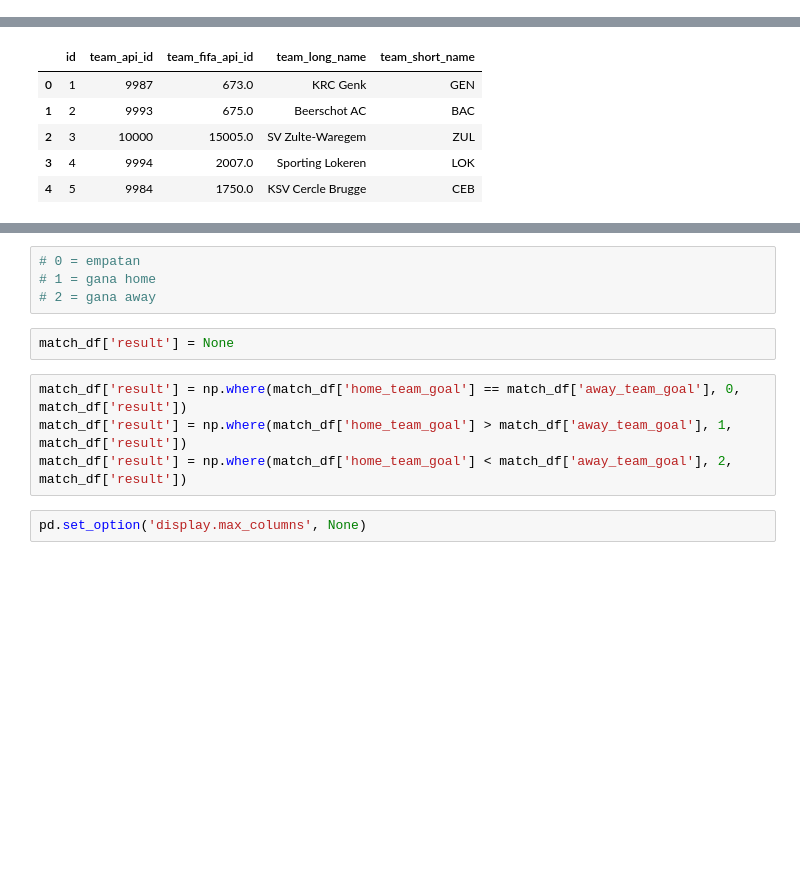
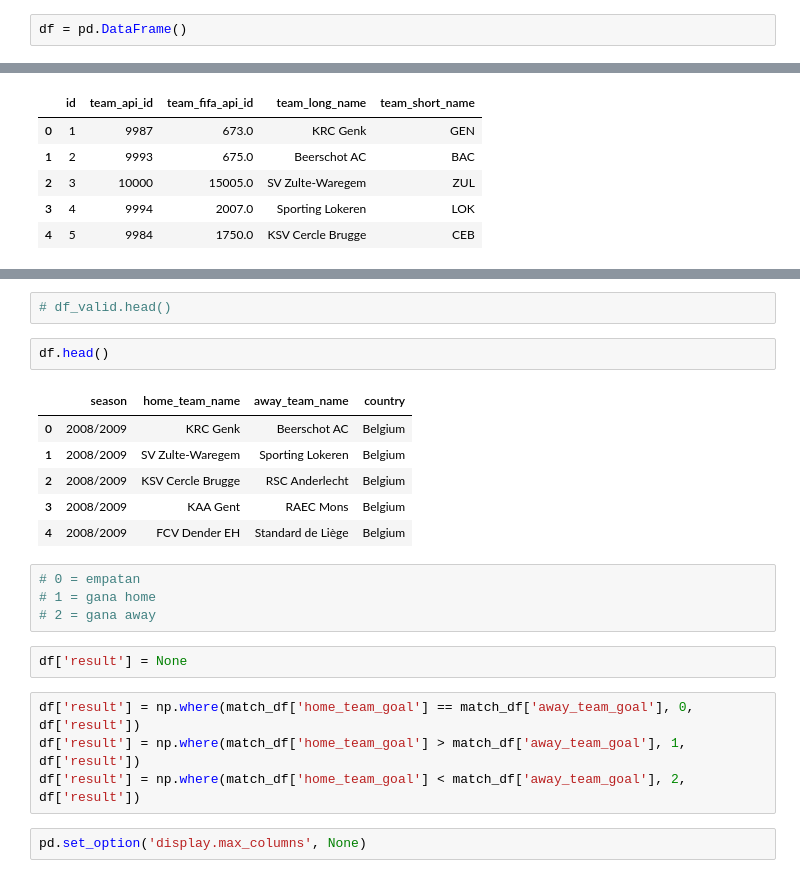
Before and after one commit to laurabarredaagusti/data_engineering_project, a Jupyter notebook: SRC/create_dataset.ipynb, the cells around one changed output, grey strips where cells are left out. Saved outputs shown, nothing was run; the diff lists cells and outputs as text; blank space fills up the shorter version.

```diff
--- a/SRC/create_dataset.ipynb
+++ b/SRC/create_dataset.ipynb
@@ -7,4 +7,6 @@ connection = sqlite3.connect("../../data/database.sqlite")
 crsr = connection.cursor()
+# %%
+df = pd.DataFrame()
 # %%
 def sql_query(query):
 
@@ -53,13 +89,24 @@ match_df['away_team_name'] = match_df['away_team_api_id'].apply(lambda x: (sql_q
+# %%
+# df_valid.head()
+# %%
+df.head()
+# %% [output]
+|  | season | home_team_name | away_team_name | country |
+| 0 | 2008/2009 | KRC Genk | Beerschot AC | Belgium |
+| 1 | 2008/2009 | SV Zulte-Waregem | Sporting Lokeren | Belgium |
+| 2 | 2008/2009 | KSV Cercle Brugge | RSC Anderlecht | Belgium |
+| 3 | 2008/2009 | KAA Gent | RAEC Mons | Belgium |
+| 4 | 2008/2009 | FCV Dender EH | Standard de Liège | Belgium |
 # %%
 # 0 = empatan
 # 1 = gana home
 # 2 = gana away
 # %%
-match_df['result'] = None
+df['result'] = None
 # %%
-match_df['result'] = np.where(match_df['home_team_goal'] == match_df['away_team_goal'], 0, match_df['result'])
-match_df['result'] = np.where(match_df['home_team_goal'] > match_df['away_team_goal'], 1, match_df['result'])
-match_df['result'] = np.where(match_df['home_team_goal'] < match_df['away_team_goal'], 2, match_df['result'])
+df['result'] = np.where(match_df['home_team_goal'] == match_df['away_team_goal'], 0, df['result'])
+df['result'] = np.where(match_df['home_team_goal'] > match_df['away_team_goal'], 1, df['result'])
+df['result'] = np.where(match_df['home_team_goal'] < match_df['away_team_goal'], 2, df['result'])
 # %%
 pd.set_option('display.max_columns', None)
 # %%
```
Also changed, not shown: parts of 26 cells of this notebook, 2 other files.
